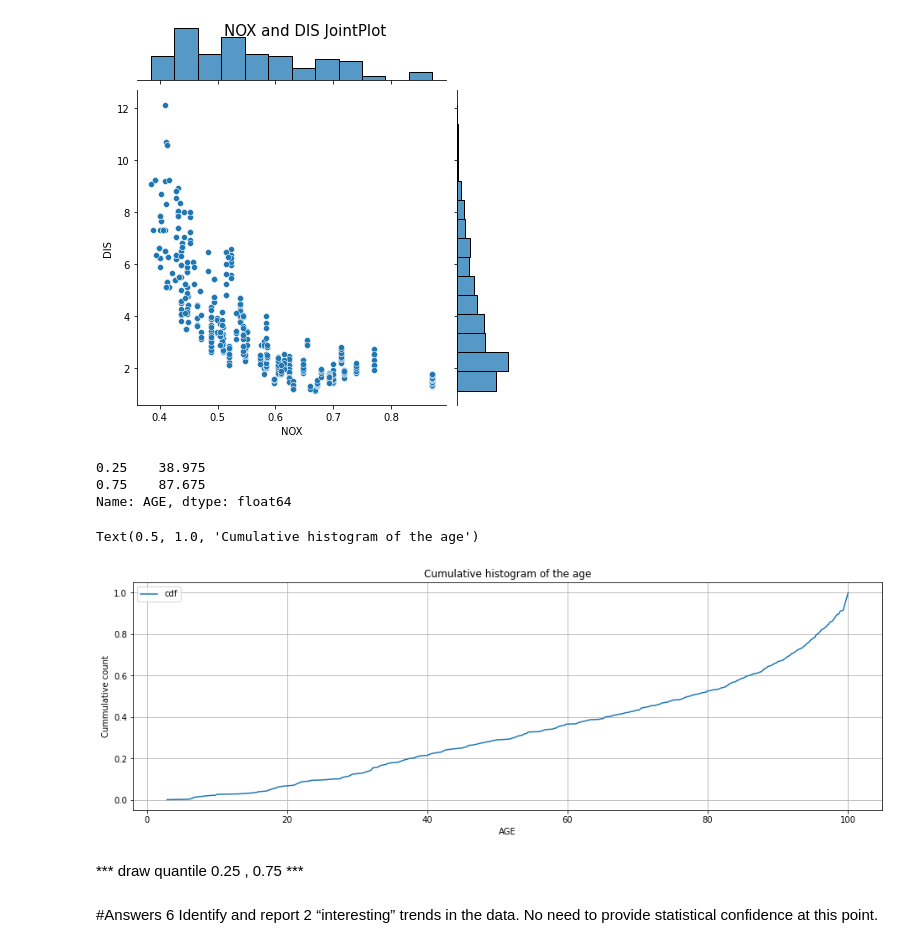
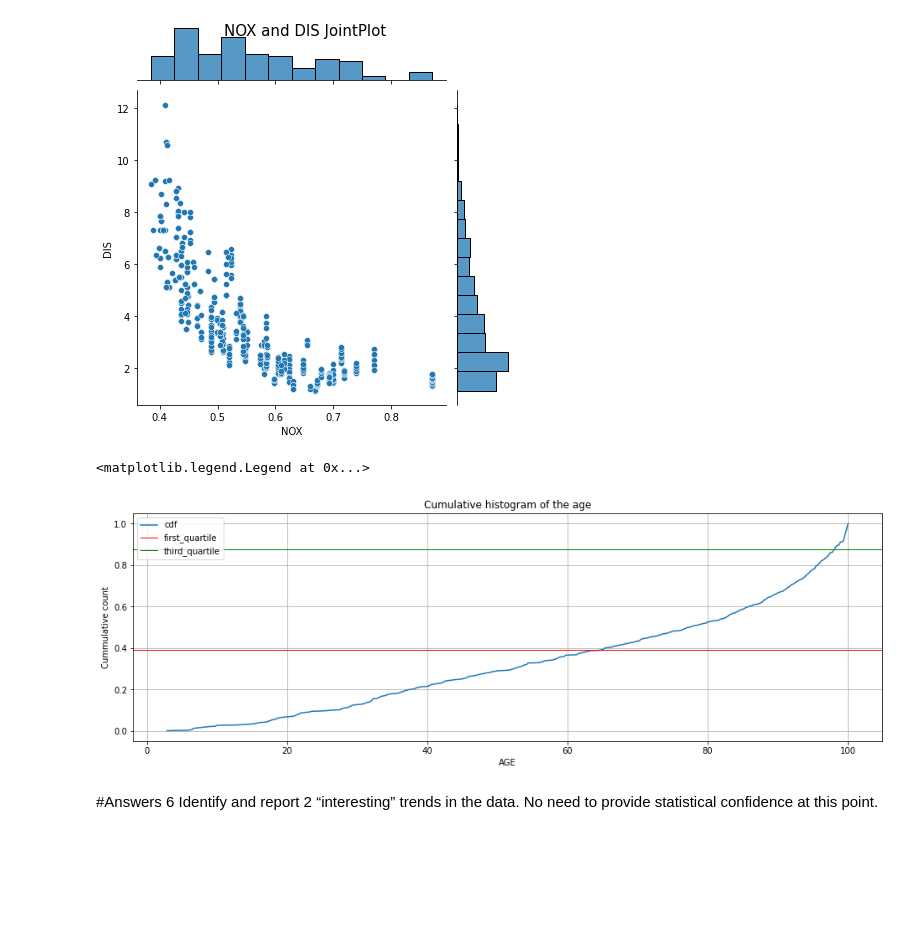
Before and after one commit to leeaz97/SatisticsIDC, a Jupyter notebook: SnDA_2021_HW2.ipynb, the cells around one changed output. Saved outputs shown, nothing was run; the diff lists cells and outputs as text; code cells hidden in the pictures; blank space fills up the shorter version.

```diff
--- a/SnDA_2021_HW2.ipynb
+++ b/SnDA_2021_HW2.ipynb
@@ -140,33 +141,22 @@ cumulative_df['pdf'] = cumulative_df['frequency'] / sum(cumulative_df['frequency
 cumulative_df['cdf'] = cumulative_df['pdf'].cumsum()
 cumulative_df = cumulative_df.reset_index()
 # %%
-cumulative_df['AGE'].quantile([0.25,0.75])
+first_quartile = cumulative_df['AGE'].quantile([0.25]).iloc[0]/100
+third_quartile = cumulative_df['AGE'].quantile([0.75]).iloc[0]/100
-# %% [output]
-0.25    38.975
-0.75    87.675
-Name: AGE, dtype: float64
 # %%
 # Plot
 cumulative_df.plot(x ='AGE', y ='cdf', grid = True ,figsize = (16,5))
+plt.axhline(y= first_quartile, linewidth=1, color='r',label = "first_quartile")
+plt.axhline(y= third_quartile, linewidth=1, color='g',label = "third_quartile")
 
-# ax.hlines(y=cumulative_df['AGE'].quantile([0.25,0.75]).iloc[0] , linewidth=2, color='r')
-# ax.hlines(y=cumulative_df['AGE'].quantile([0.25,0.75]).iloc[1] , linewidth=2, color='g')
-# ax.legend()
-# plt.show()
-
-#cumulative_df.plot(x ='AGE', y ='cdf', grid = True ,figsize = (16,5))
-#cumulative_df.plot(x=0, y=cumulative_df['AGE'].quantile(0.25), 'first quartile')
-#cumulative_df.plot(x=0, y=cumulative_df['AGE'].quantile(0.75), 'third quartile')
 plt.xlabel('AGE')
 plt.ylabel('Cummulative count')
-
 # displaying the title
 plt.title("Cumulative histogram of the age")
+plt.legend(loc="upper left")
 # %% [output]
-Text(0.5, 1.0, 'Cumulative histogram of the age')
+<matplotlib.legend.Legend at 0x...>
-[figure, old version]
+[figure, new version]
-# %% [markdown]
-*** draw quantile 0.25 , 0.75 ***
 # %% [markdown]
 #Answers 6
 Identify and report 2 “interesting” trends in the data. No need to provide statistical confidence at this point.
```
Also changed, not shown: parts of 17 cells of this notebook.
